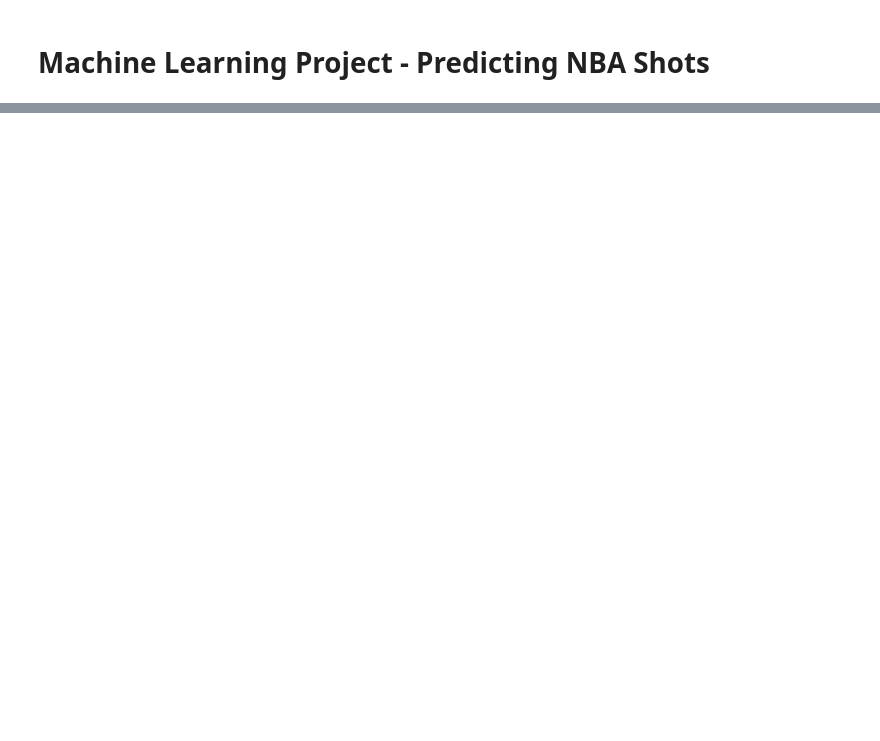
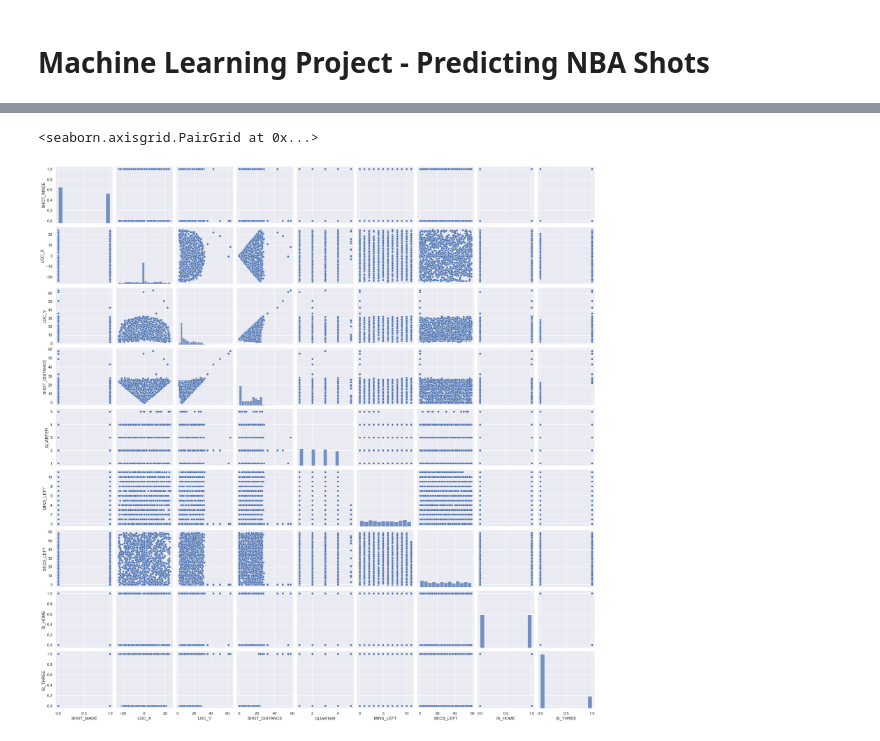
Before and after one commit to bhuckins/mlproject1, a Jupyter notebook: MLProject.ipynb, the cells around one changed output, grey strips where cells are left out. Cells and saved outputs as stored; diff of their text form; code cells hidden in the pictures; blank space fills up the shorter version.

```diff
--- a/MLProject.ipynb
+++ b/MLProject.ipynb
@@ -47,0 +338,5 @@ Name: LOC_X, Length: 189803, dtype: float64
+# %%
+sns.pairplot(df2004.sample(2000))
+# %% [output]
+<seaborn.axisgrid.PairGrid at 0x...>
+[figure, added]
```
Also changed, not shown: parts of 40 cells of this notebook.
